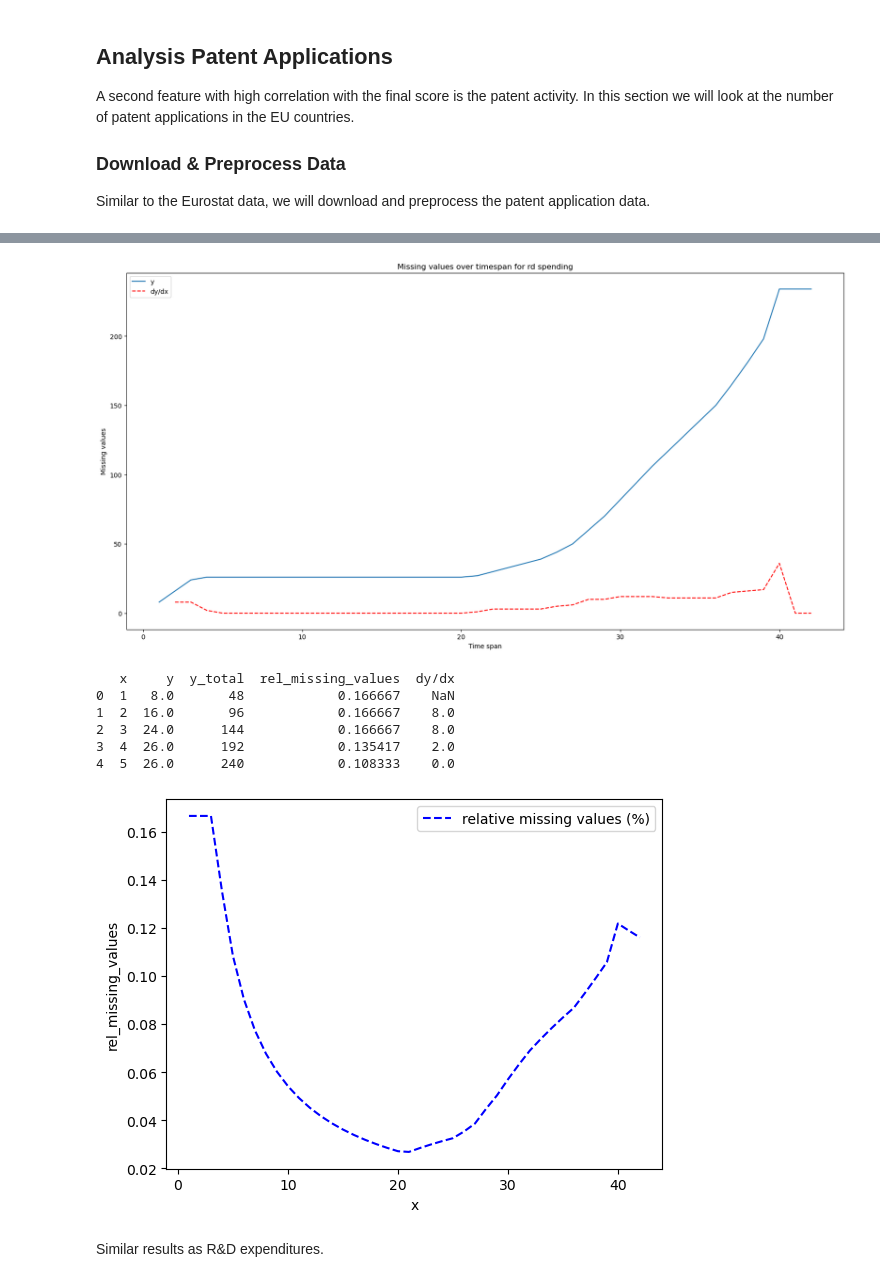
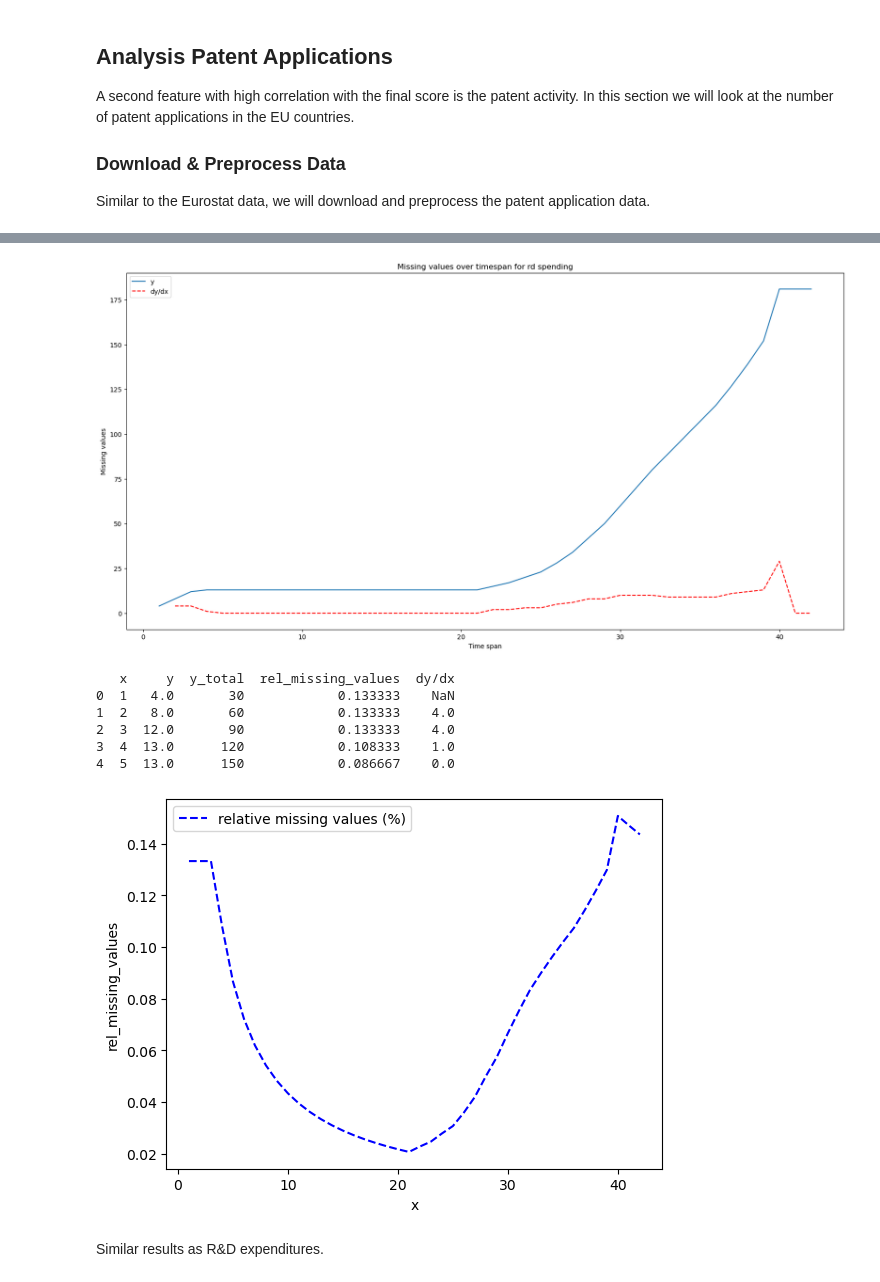
Before and after one commit to StefanHamm/DOPP_WS24, a Jupyter notebook: notebooks/Consolidated.ipynb, the cells around one changed output, grey strips where cells are left out. Saved outputs shown, nothing was run; the diff lists cells and outputs as text; code cells hidden in the pictures.

Commit message:
Add pycountry_convert to conda environment dependencies. Filtered data to only have european countries

```diff
--- a/notebooks/Consolidated.ipynb
+++ b/notebooks/Consolidated.ipynb
@@ -382,6 +382,35 @@ In the first part we will look at the R&D expenditure of the EU countries.
 
 ### Download & Preprocess Data
 The following code cells are mainly used for preprocessing the Eurostat data.
+# %%
+import pycountry
+import pycountry_convert as pc
+def filterEuropeanCountries(iso2Name):
+    try:
+
+
+        # Convert the country alpha_2 code to continent code
+        continent_code = pc.country_alpha2_to_continent_code(iso2Name)
+        # Check if the continent code corresponds to Europe
+        if continent_code == 'EU':
+            return True
+        return False
+    except Exception as e:
+        #print(f"Error: {e}")
+        return False
+# dont ask why i made two functions :) i know
+def filterEuropeanCountriesISO3(iso3Name):
+    try:
+        # Convert the country alpha_2 code to continent code
+        continent_code = pc.country_alpha2_to_continent_code(pc.country_alpha3_to_country_alpha2(iso3Name))
+
+        # Check if the continent code corresponds to Europe
+        if continent_code == 'EU':
+            return True
+        return False
+    except Exception as e:
+        #print(f"Error: {e}")
+        return False
 # %%
 import eurostat
 
@@ -417,6 +446,10 @@ import eurostat
 
 RD_EXP_BY_SECTOR = eurostat.get_data_df("rd_e_gerdtot", True)
 print(RD_EXP_BY_SECTOR.head())
+
+#filter(keep) only european countries so where geo\TIME_PERIOD filterEuropeanCountries == TRUE
+RD_EXP_BY_SECTOR = RD_EXP_BY_SECTOR[RD_EXP_BY_SECTOR["geo\TIME_PERIOD"].apply(filterEuropeanCountries)]
+
 print(RD_EXP_BY_SECTOR["geo\TIME_PERIOD"].unique())
 
 countries = RD_EXP_BY_SECTOR["geo\TIME_PERIOD"].unique()
@@ -666,8 +699,11 @@ sector = "Total"
 filteredPatentApplications = PAT_APPLICATIONS_HIST[
     (PAT_APPLICATIONS_HIST["unit"] == unit)
 ]
+#only keep european countries
+filteredPatentApplications = filteredPatentApplications[filteredPatentApplications["geo\TIME_PERIOD"].apply(filterEuropeanCountries)]
+print(filteredPatentApplications)
 
-print(filteredPatentApplications)
+
 
 
 plotData = pd.DataFrame()
@@ -737,11 +773,11 @@ plt.show()
-[figure, old version]
+[figure, new version]
    x     y  y_total  rel_missing_values  dy/dx
-0  1   8.0       48            0.166667    NaN
-1  2  16.0       96            0.166667    8.0
-2  3  24.0      144            0.166667    8.0
-3  4  26.0      192            0.135417    2.0
-4  5  26.0      240            0.108333    0.0
+0  1   4.0       30            0.133333    NaN
+1  2   8.0       60            0.133333    4.0
+2  3  12.0       90            0.133333    4.0
+3  4  13.0      120            0.108333    1.0
+4  5  13.0      150            0.086667    0.0
-[figure, old version]
+[figure, new version]
 # %% [markdown]
 Similar results as R&D expenditures.
 # %%
```
Also changed, not shown: parts of 26 cells of this notebook, 1 other file.
